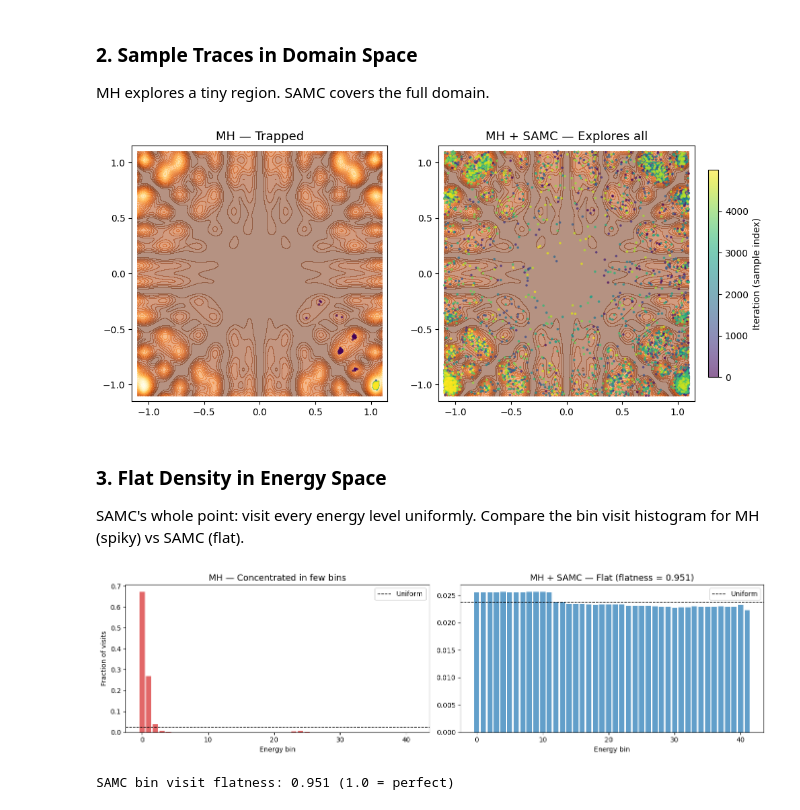
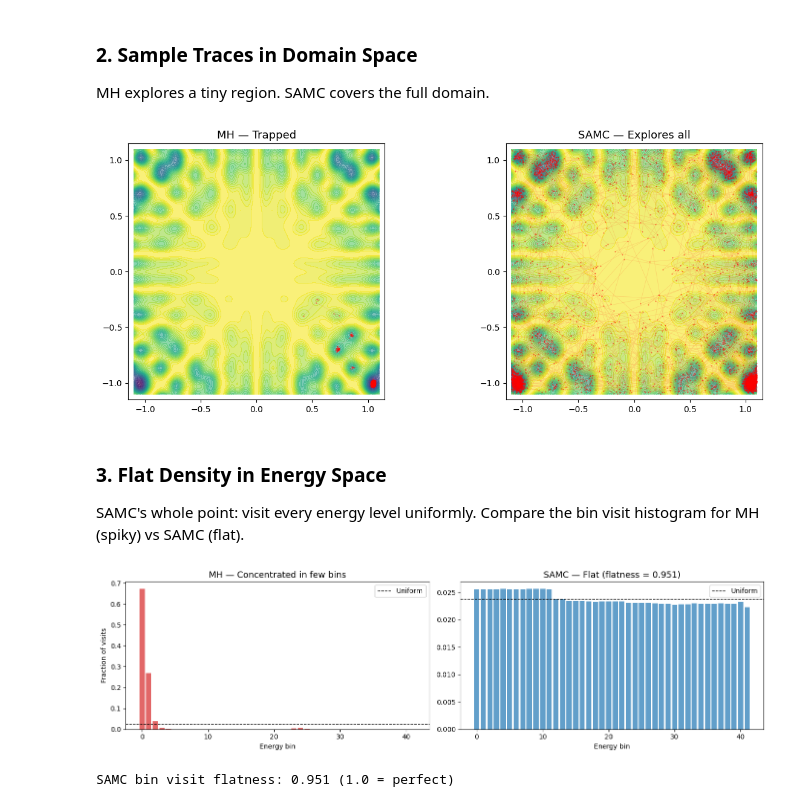
Before and after one commit to FrankShih0807/illuma-samc, a Jupyter notebook: examples/mh_vs_samc.ipynb, the cells around one changed output. Cells and saved outputs as stored; diff of their text form; code cells hidden in the pictures.

```diff
--- a/examples/mh_vs_samc.ipynb
+++ b/examples/mh_vs_samc.ipynb
@@ -133,35 +133,36 @@ MH explores a tiny region. SAMC covers the full domain.
 # %%
 # Energy landscape background
 grid = torch.linspace(-1.1, 1.1, 200)
 X, Y = torch.meshgrid(grid, grid, indexing="ij")
 Z_flat = torch.stack([X.reshape(-1), Y.reshape(-1)], dim=1)
 E_grid, _ = energy_fn(Z_flat)
 E_grid = E_grid.reshape(200, 200).numpy()
+X_np, Y_np = X.numpy(), Y.numpy()
 
 fig, axes = plt.subplots(1, 2, figsize=(13, 5))
 
 for ax, samples, title in [
     (axes[0], mh_samples, "MH — Trapped"),
-    (axes[1], samc_samples, "MH + SAMC — Explores all"),
+    (axes[1], samc_samples, "SAMC — Explores all"),
 ]:
-    ax.contourf(X.numpy(), Y.numpy(), E_grid, levels=30, cmap="YlOrBr", alpha=0.5)
-    sc = ax.scatter(
-        samples[:, 0].numpy(),
-        samples[:, 1].numpy(),
-        c=range(len(samples)),
-        cmap="viridis",
-        s=3,
-        alpha=0.6,
-    )
+    s = samples.numpy()
+    n = len(s)
+    step = max(1, n // 3000)
+    sx, sy = s[::step, 0], s[::step, 1]
+
+    ax.contourf(X_np, Y_np, E_grid, levels=40, cmap="viridis", alpha=0.6)
+    ax.plot(sx, sy, color="red", alpha=0.12, linewidth=0.5, zorder=2)
+    ax.scatter(sx, sy, c="red", s=0.5, alpha=0.35, zorder=3)
+
     ax.set_title(title, fontsize=13)
     ax.set_xlim(-1.15, 1.15)
     ax.set_ylim(-1.15, 1.15)
     ax.set_aspect("equal")
 
-fig.colorbar(sc, ax=axes, shrink=0.8, pad=0.02, label="Iteration (sample index)")
+plt.tight_layout()
 plt.show()
 # %% [output]
-[figure, old version]
+[figure, new version]
 # %% [markdown]
 ### 3. Flat Density in Energy Space
 
@@ -188,7 +189,7 @@ samc_counts_np = wm.counts.numpy()
 samc_counts_np = samc_counts_np / max(samc_counts_np.sum(), 1)
 axes[1].bar(range(len(samc_counts_np)), samc_counts_np, color="tab:blue", alpha=0.7)
 axes[1].axhline(1.0 / len(samc_counts_np), color="k", ls="--", lw=1, label="Uniform")
-axes[1].set_title(f"MH + SAMC — Flat (flatness = {wm.flatness():.3f})", fontsize=13)
+axes[1].set_title(f"SAMC — Flat (flatness = {wm.flatness():.3f})", fontsize=13)
 axes[1].set_xlabel("Energy bin")
 axes[1].legend()
 
@@ -197,5 +198,5 @@ plt.show()
 
 print(f"SAMC bin visit flatness: {wm.flatness():.3f} (1.0 = perfect)")
 # %% [output]
-[figure, old version]
+[figure, new version]
 SAMC bin visit flatness: 0.951 (1.0 = perfect)
```
Also changed, not shown: parts of 5 cells of this notebook, 1 other file.
